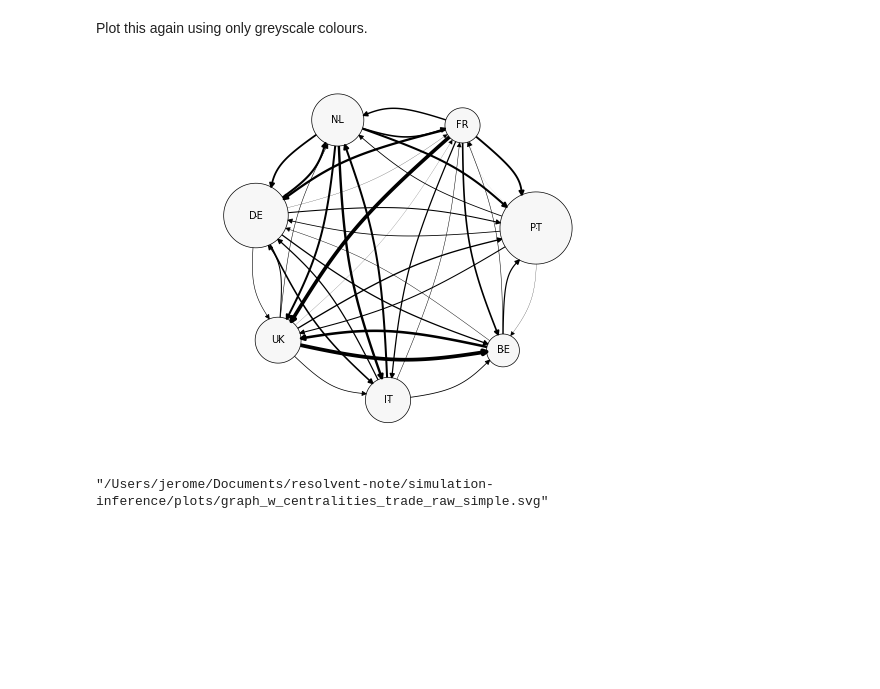
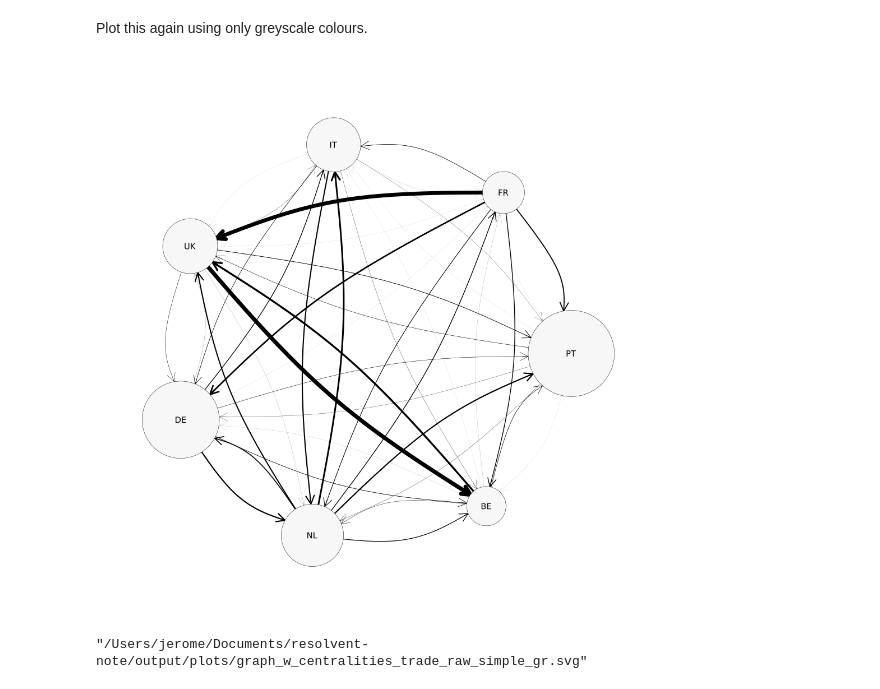
Before and after one commit to jsimons8/networkmodelssubspaces, a Jupyter notebook: empirical_application_network_centrality_trade.ipynb, the cells around one changed output. Cells and saved outputs as stored; diff of their text form; code cells hidden in the pictures; blank space fills up the shorter version.

```diff
--- a/empirical_application_network_centrality_trade.ipynb
+++ b/empirical_application_network_centrality_trade.ipynb
@@ -143,9 +143,11 @@ _,K = size(X)
 b   = X\y
 res = y - X*b
 
-kernel = QuadraticSpectralKernel{NeweyWest}()
-bw = CovarianceMatrices.optimalbandwidth(kernel, res, prewhite=false);
-Ψ   = lrvar(QuadraticSpectralKernel(bw), res, scale = T^2/(T-K))   # df adjustment is built into vcov
+#kernel = QuadraticSpectralKernel{NeweyWest}()
+#kernel = ParzenKernel{NeweyWest}()
+#bw = CovarianceMatrices.optimalbandwidth(BartlettKernel, res, prewhite=false);
+#Ψ   = lrvar(BartlettKernel, res, scale = T^2/(T-K))   # df adjustment is built into vcov
+Ψ = I(p^2)
 estimates_abs_tuple = eigenvector_estimates_cis_abs(trade_matrices_cf_fd ,1,0.05,false,Ψ);
 estimates_abs = estimates_abs_tuple[1]
 graph_estimate = estimates_abs_tuple[2];
@@ -174,0 +176,5 @@ eigenvector_centralities[!,:Country] = convert.(String,eigenvector_centralities[
+# %%
+eigenvector_centralities = CSV.File("network_statistics.csv") |> DataFrame
+eigenvector_centralities = leftjoin(eigenvector_centralities,country_labels,on = :NodeOld=>:NodeOld)
+sort!(eigenvector_centralities,:LogCentrality,rev=true)
+eigenvector_centralities[!,:country] = convert.(String,eigenvector_centralities[!,:Country])
@@ -211,22 +229,27 @@ end
 # %% [markdown]
 Plot this again using only greyscale colours.
 # %%
+#ENV["JULIA_CONDAPKG_BACKEND"] = "Current"
 using GraphRecipes
-pythonplot()
+#pythonplot()
+gr()
 c = exp.(eigenvector_centralities[:,:LogCentrality]);
 
 gpout_greyscale = GraphRecipes.graphplot(g,
                         node_weights = c,
                         names  = eigenvector_centralities[:,:Country],
                         nodeshape = :circle,
                         nodesize = .25,
+                        fontsize = 10,
                         nodecolor = "grey97",
                         markerstrokewidth=.5,
-                        edgewidth = (s,d,w) -> 200*graph_estimate[s,d],
-                        method=:sfdp)
+                        edgewidth = (s,d,w) -> (200*graph_estimate[s,d]) .^ 2,
+                        method=:sfdp,
+                        size = (1000,1000))
 # %% [output]
-[figure, old version]
+[figure, new version]
 # %%
 savefig(gpout_greyscale,"plots/graph_w_centralities_trade_raw_simple.svg")
+savefig(gpout_greyscale,"../output/plots/graph_w_centralities_trade_raw_simple_gr.svg")
 # %% [output]
-"/Users/jerome/Documents/resolvent-note/simulation-inference/plots/graph_w_centralities_trade_raw_simple.svg"
+"/Users/jerome/Documents/resolvent-note/output/plots/graph_w_centralities_trade_raw_simple_gr.svg"
```
Also changed, not shown: parts of 4 cells of this notebook, 5 other files.
